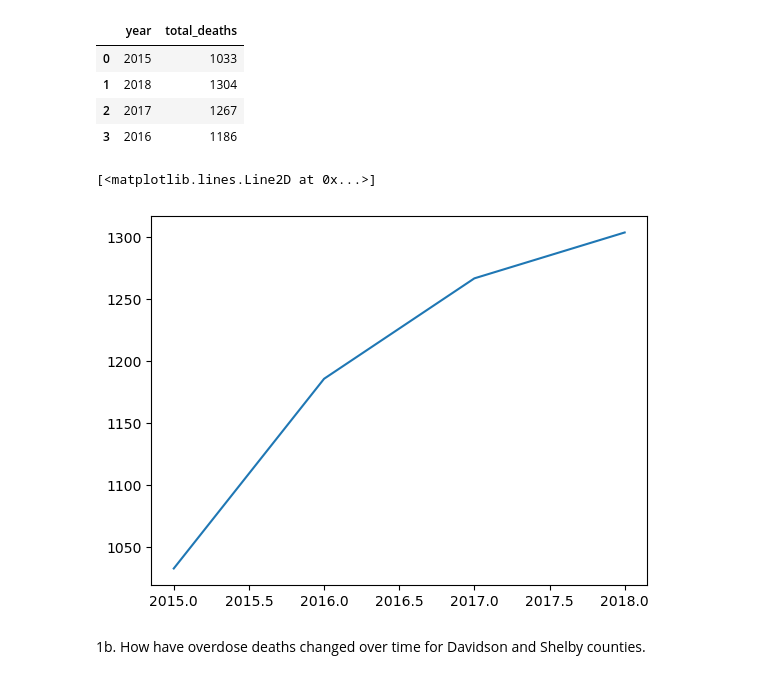
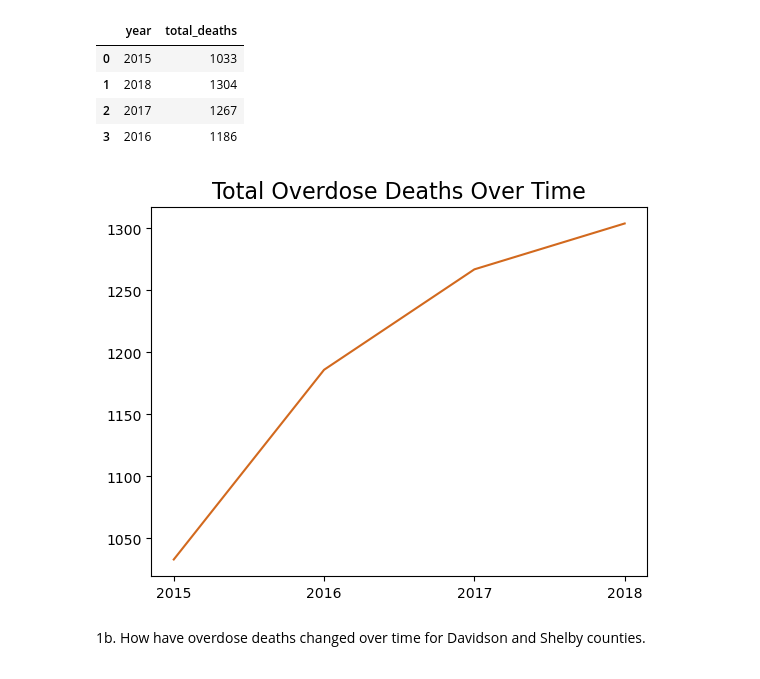
Before and after one commit to NSS-Full-Time-Data-Analytics-17/prescription-revisted-atlantis, a Jupyter notebook: Notebooks/prescriber_q.ipynb, the cells around one changed output. Drawn from its saved outputs; the diff is of its cells as text; code cells hidden in the pictures.

```diff
--- a/Notebooks/prescriber_q.ipynb
+++ b/Notebooks/prescriber_q.ipynb
@@ -28,10 +28,16 @@ overdose_deaths.head()
 | 3 | 2016 | 1186 |
 # %%
 overdose_deaths = overdose_deaths.sort_values('year', ascending=False)
-plt.plot(overdose_deaths.year, overdose_deaths.total_deaths)
+
+plt.plot(overdose_deaths.year, overdose_deaths.total_deaths, color='chocolate')
+tick_locations = [2015, 2016, 2017, 2018]
+tick_labels = ['2015', '2016', '2017', '2018']
+plt.xticks(tick_locations, tick_labels)
+
+plt.title('Total Overdose Deaths Over Time', fontsize = 16)
+plt.savefig("DeathsOverTime.png", dpi=300, bbox_inches='tight')
 # %% [output]
-[<matplotlib.lines.Line2D at 0x...>]
-[figure, old version]
+[figure, new version]
 # %% [markdown]
 1b. How have overdose deaths changed over time for Davidson and Shelby counties.
 # %%
```
Also changed, not shown: 7 other files.
